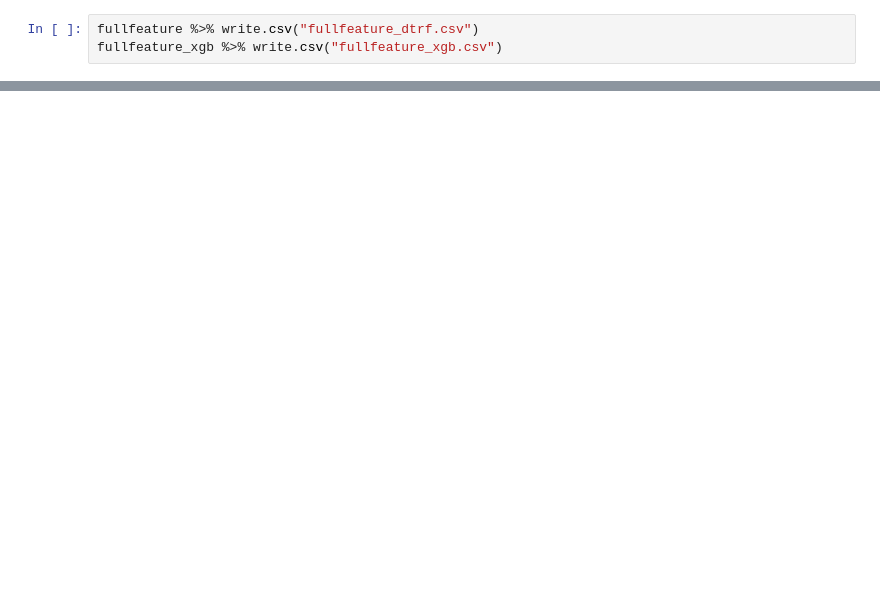
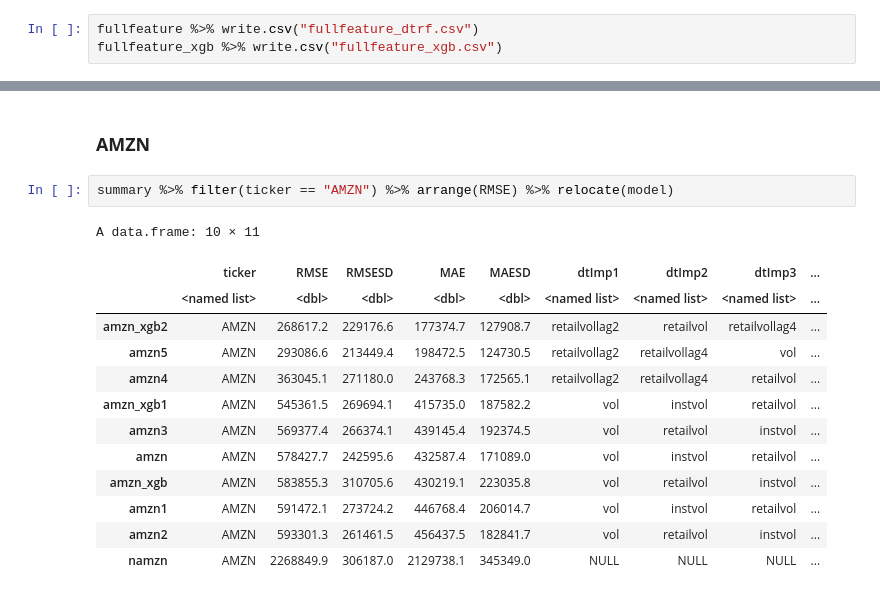
Before and after one commit to limshaocong/analyticsEdge, a Jupyter notebook: FAANG_Volume_Prediction_caa 29Nov21.ipynb, the cells around one changed output, grey strips where cells are left out. Saved outputs shown, nothing was run; the diff lists cells and outputs as text; blank space fills up the shorter version.

```diff
--- a/FAANG_Volume_Prediction_caa 29Nov21.ipynb
+++ b/FAANG_Volume_Prediction_caa 29Nov21.ipynb
@@ -603,0 +712,18 @@ fullfeature_xgb %>% write.csv("fullfeature_xgb.csv")
+# %% [markdown]
+### **AMZN**
+# %%
+summary %>% filter(ticker == "AMZN") %>% arrange(RMSE) %>% relocate(model)
+# %% [output]
+A data.frame: 10 × 11
+|  | ticker | RMSE | RMSESD | MAE | MAESD | dtImp1 | dtImp2 | dtImp3 | ... |
+|  | <named list> | <dbl> | <dbl> | <dbl> | <dbl> | <named list> | <named list> | <named list> | ... |
+| amzn_xgb2 | AMZN | 268617.2 | 229176.6 | 177374.7 | 127908.7 | retailvollag2 | retailvol | retailvollag4 | ... |
+| amzn5 | AMZN | 293086.6 | 213449.4 | 198472.5 | 124730.5 | retailvollag2 | retailvollag4 | vol | ... |
+| amzn4 | AMZN | 363045.1 | 271180.0 | 243768.3 | 172565.1 | retailvollag2 | retailvollag4 | retailvol | ... |
+| amzn_xgb1 | AMZN | 545361.5 | 269694.1 | 415735.0 | 187582.2 | vol | instvol | retailvol | ... |
+| amzn3 | AMZN | 569377.4 | 266374.1 | 439145.4 | 192374.5 | vol | retailvol | instvol | ... |
+| amzn | AMZN | 578427.7 | 242595.6 | 432587.4 | 171089.0 | vol | instvol | retailvol | ... |
+| amzn_xgb | AMZN | 583855.3 | 310705.6 | 430219.1 | 223035.8 | vol | retailvol | instvol | ... |
+| amzn1 | AMZN | 591472.1 | 273724.2 | 446768.4 | 206014.7 | vol | instvol | retailvol | ... |
+| amzn2 | AMZN | 593301.3 | 261461.5 | 456437.5 | 182841.7 | vol | retailvol | instvol | ... |
+| namzn | AMZN | 2268849.9 | 306187.0 | 2129738.1 | 345349.0 | NULL | NULL | NULL | ... |
```
Also changed, not shown: parts of 22 cells of this notebook.
